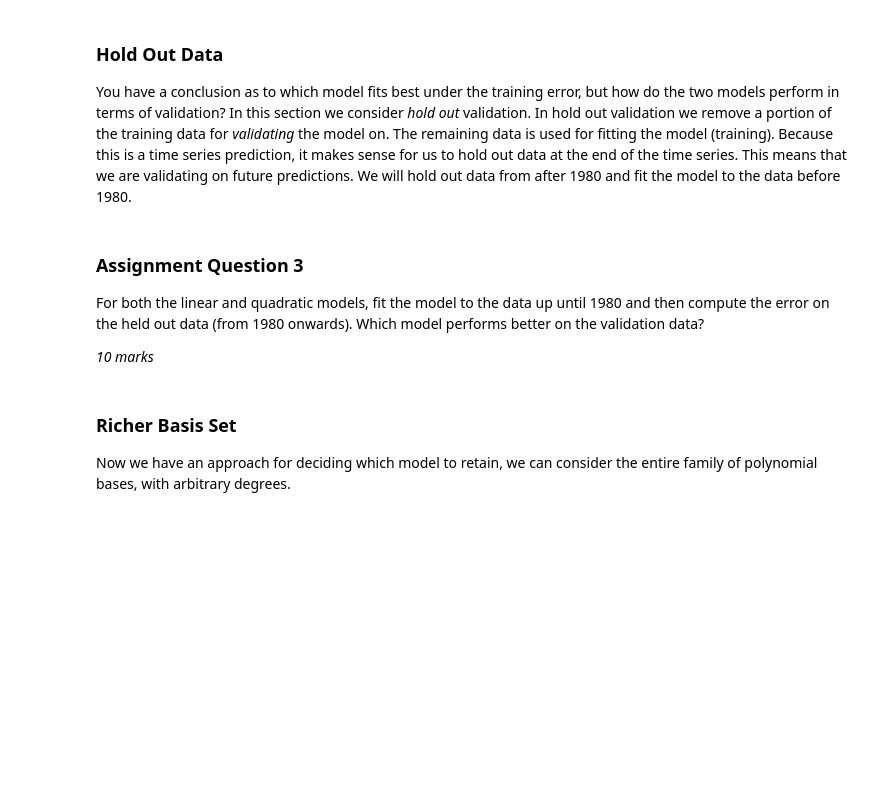
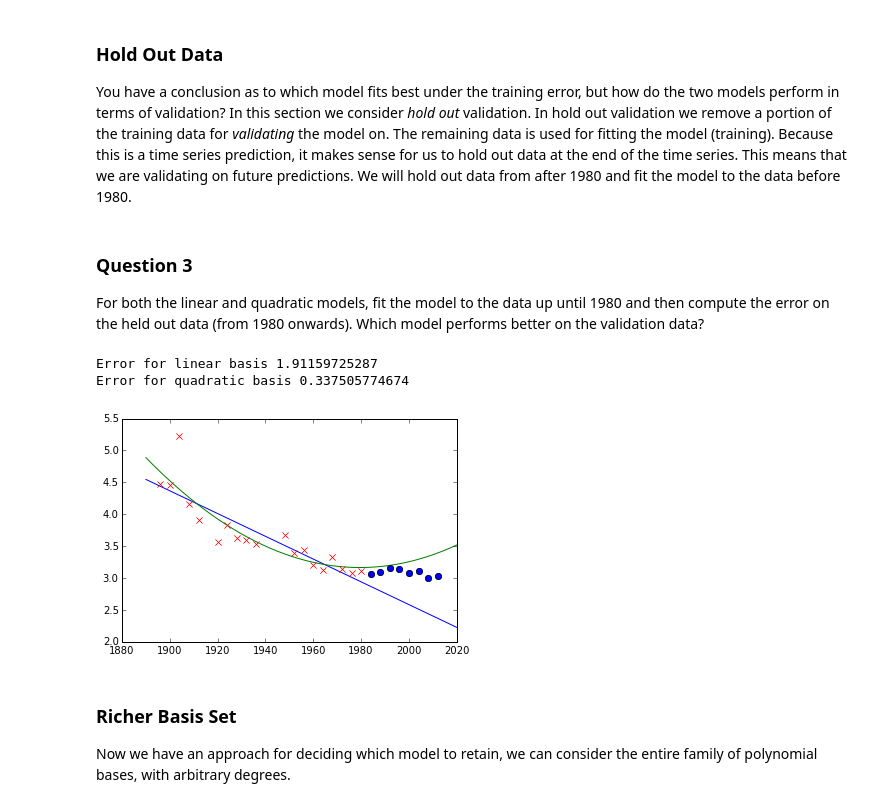
Before and after one commit to gpschool/dss15, a Jupyter notebook: model validation.ipynb, the cells around one changed output. Cells and saved outputs as stored; diff of their text form; code cells hidden in the pictures; blank space fills up the shorter version.

```diff
--- a/model validation.ipynb
+++ b/model validation.ipynb
@@ -167,8 +217,6 @@ y_train = np.delete(y, indices_hold_out, axis=0)
 x_valid = np.take(x, indices_hold_out, axis=0)
 y_valid = np.take(y, indices_hold_out, axis=0)
 # %% [markdown]
-### Assignment Question 3
+### Question 3
 
 For both the linear and quadratic models, fit the model to the data up until 1980 and then compute the error on the held out data (from 1980 onwards). Which model performs better on the validation data?
-
-*10 marks*
@@ -180,3 +223,20 @@ For both the linear and quadratic models, fit the model to the data up until 198
+# %%
+def fit_and_plot_valid(x, y, x_valid, y_valid, basis):
+    w = fit(x, y, basis)
+    x_pred = np.linspace(1890, 2020, 100)[:, None]
+    f_pred = prediction(w, x_pred, basis)
+    import pylab as plt
+    plt.plot(x_pred, f_pred)
+    plt.plot(x, y, 'rx')
+    plt.plot(x_valid, y_valid, 'bo')
+    print 'Error for', basis.__name__, 'basis', objective(w, x_valid, y_valid, basis)
+
+fit_and_plot_valid(x_train, y_train, x_valid, y_valid, linear)
+fit_and_plot_valid(x_train, y_train, x_valid, y_valid, quadratic)
+# %% [output]
+Error for linear basis 1.91159725287
+Error for quadratic basis 0.337505774674
+[figure, added]
 # %% [markdown]
 ### Richer Basis Set
 
```
Also changed, not shown: parts of 20 cells of this notebook.
